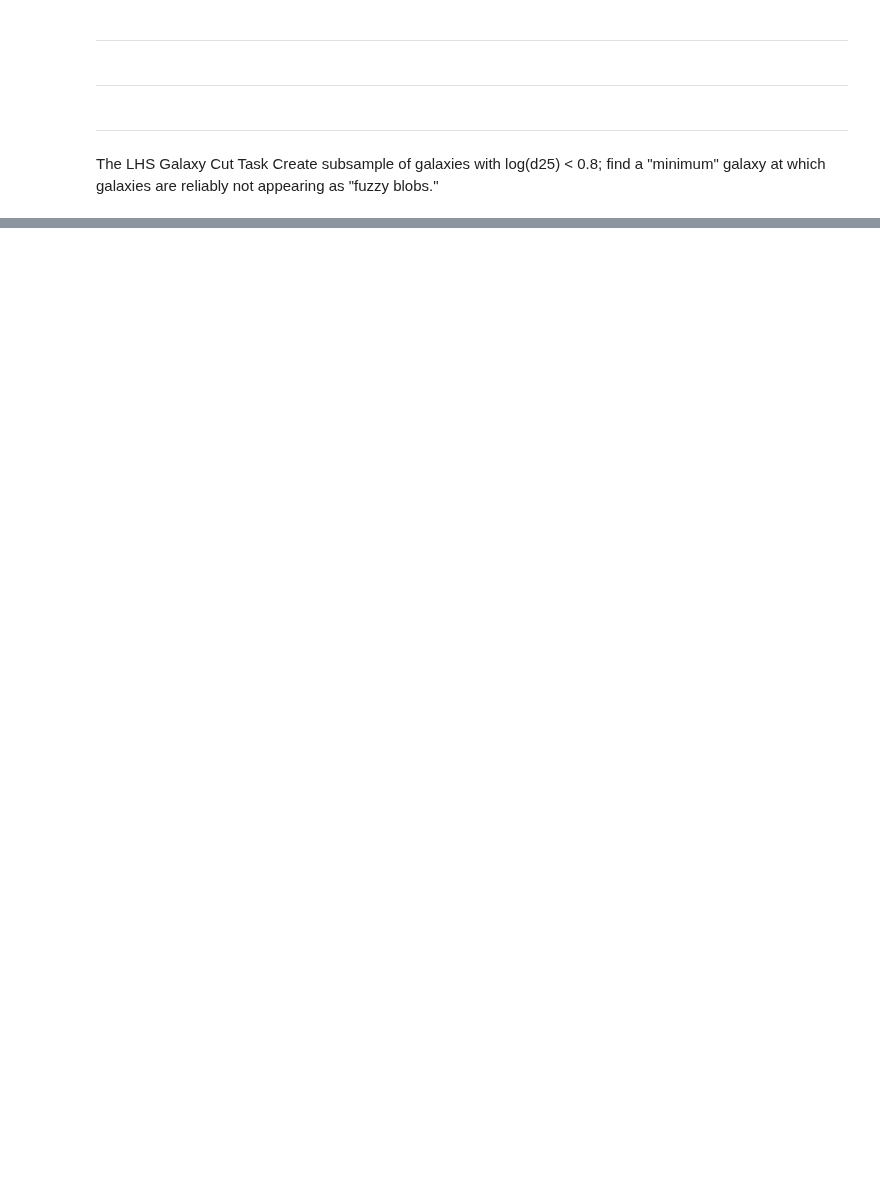
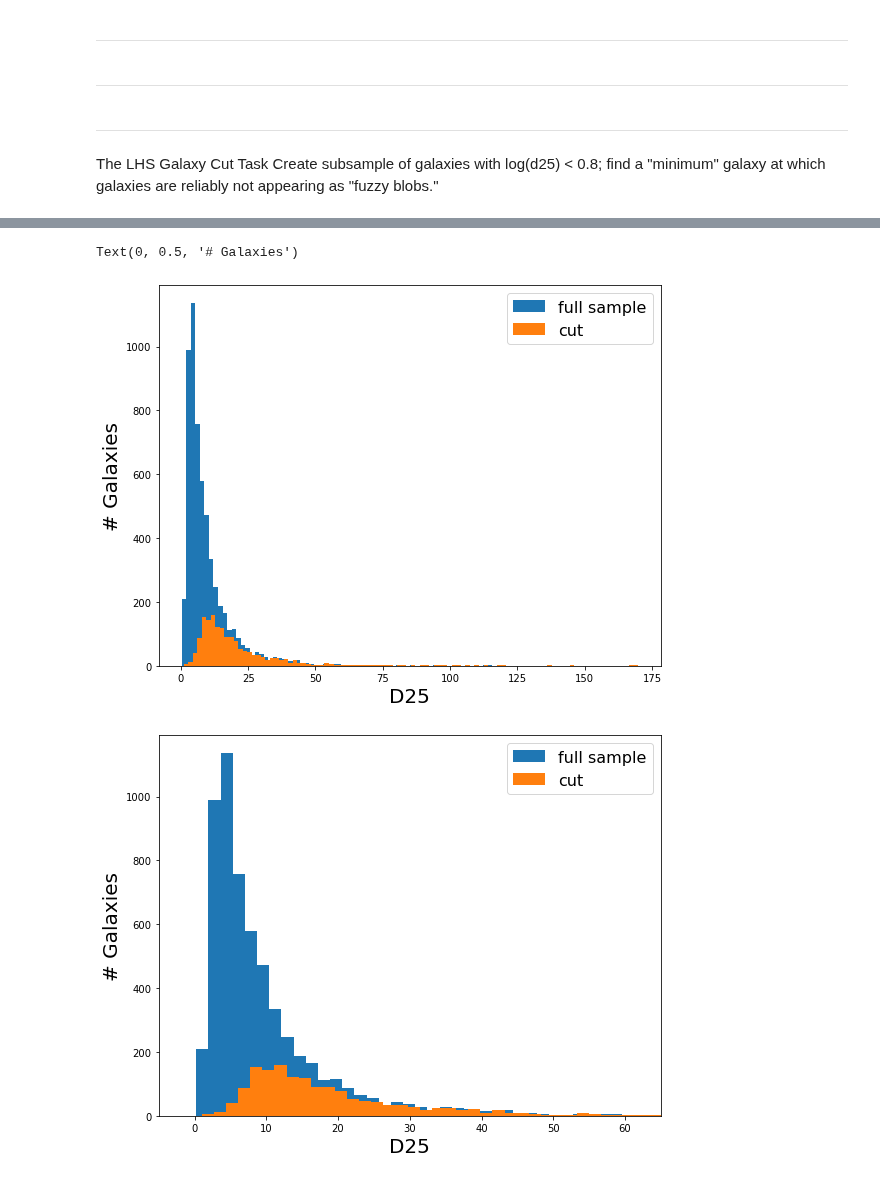
Before and after one commit to Kyssuber/research, a Jupyter notebook: Mstar-SFR Plots.ipynb, the cells around one changed output, grey strips where cells are left out. Drawn from its saved outputs; the diff is of its cells as text; code cells hidden in the pictures; blank space fills up the shorter version.

```diff
--- a/Mstar-SFR Plots.ipynb
+++ b/Mstar-SFR Plots.ipynb
@@ -299,0 +342,19 @@ vftab_cut.write('vf_bad_lhs.fits')
+# %%
+plt.figure(figsize=(9,7))
+ax = plt.hist(D25,bins=100,label='full sample')
+ax2 = plt.hist(D25_cut,bins=100,label='cut')
+plt.legend(fontsize=16)
+plt.xlabel('D25',fontsize=20)
+plt.ylabel('# Galaxies',fontsize=20)
+
+plt.figure(figsize=(9,7))
+ax = plt.hist(D25,bins=100,label='full sample')
+ax2 = plt.hist(D25_cut,bins=100,label='cut')
+plt.xlim(-5,65)
+plt.legend(fontsize=16)
+plt.xlabel('D25',fontsize=20)
+plt.ylabel('# Galaxies',fontsize=20)
+# %% [output]
+Text(0, 0.5, '# Galaxies')
+[figure, added]
+[figure, added]
```
Also changed, not shown: parts of 28 cells of this notebook, 2 other files.
